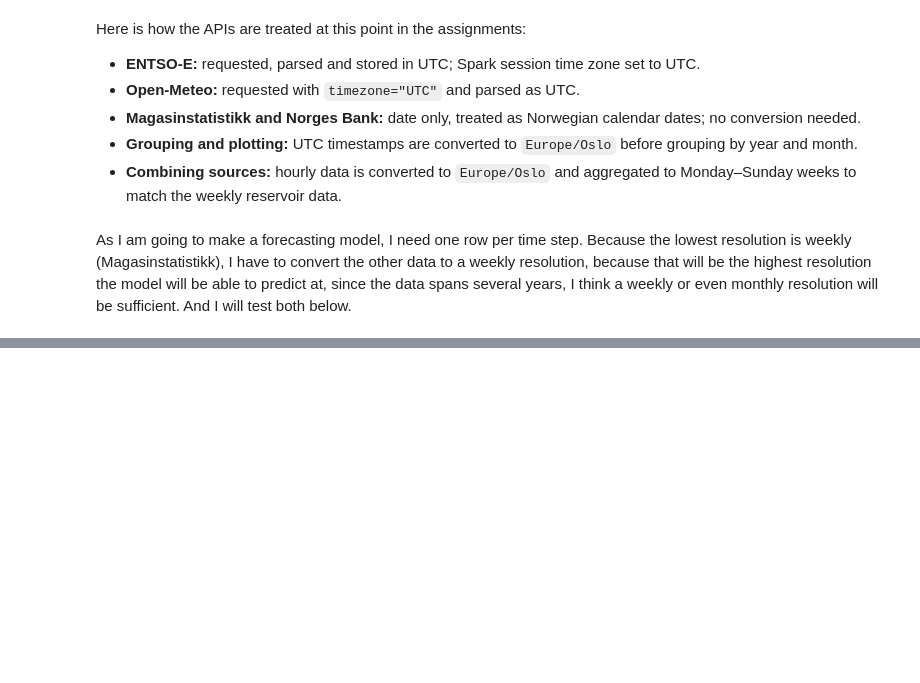
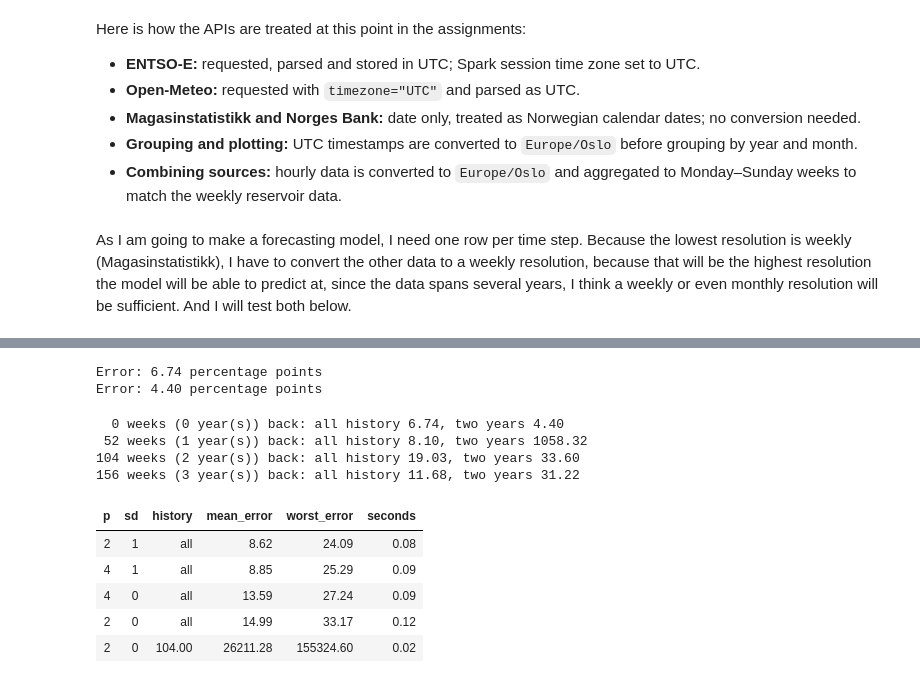
Before and after one commit to MagnusFrantsen/IND320-MagnusFrantsen, a Jupyter notebook: Notebooks/Assignment 4.ipynb, the cells around one changed output, grey strips where cells are left out. Cells and saved outputs as stored; diff of their text form; code cells hidden in the pictures; blank space fills up the shorter version.

```diff
--- a/Notebooks/Assignment 4.ipynb
+++ b/Notebooks/Assignment 4.ipynb
@@ -129,0 +337,65 @@ As I am going to make a forecasting model, I need one row per time step. Because
+# %%
+# Same settings, different amounts of history (in weeks)
+forecast_1, error_1 = forecast_filling(filling, history=None)  # all available weeks
+print(f"Error: {error_1:.2f} percentage points")
+
+forecast_2, error_2 = forecast_filling(filling, history=104)
+print(f"Error: {error_2:.2f} percentage points")  # last 2 years only
+# %% [output]
+Error: 6.74 percentage points
+Error: 4.40 percentage points
+# %%
+# Testing both history settings on four different half-years
+for offset in [0, 52, 104, 156]:
+    _, err_all = forecast_filling(filling, history=None, offset=offset)
+    _, err_2y = forecast_filling(filling, history=104, offset=offset)
+    print(f"{offset:>3} weeks ({offset/52:.0f} year(s)) back: all history {err_all:.2f}, two years {err_2y:.2f}")
+# %% [output]
+  0 weeks (0 year(s)) back: all history 6.74, two years 4.40
+ 52 weeks (1 year(s)) back: all history 8.10, two years 1058.32
+104 weeks (2 year(s)) back: all history 19.03, two years 33.60
+156 weeks (3 year(s)) back: all history 11.68, two years 31.22
+# %%
+import time
+
+def test_settings(series, settings, offsets=(0, 52, 104, 156)):
+    """Test several settings on several periods and return one row per setting.
+
+    series: weekly filling, as given to forecast_filling
+    settings: list of dictionaries, each holding inputs for forecast_filling
+    offsets: how many weeks to step back for each test period
+    Returns a table sorted with the lowest average error first.
+    """
+    rows = []
+    for setting in settings:
+        start = time.perf_counter()
+
+        # One error per test period for this setting
+        errors = [forecast_filling(series, offset=o, **setting)[1] for o in offsets]
+
+        # Storing the setting together with its average error, worst error and run time
+        rows.append({**setting,
+                     "mean_error": sum(errors) / len(errors),
+                     "worst_error": max(errors),
+                     "seconds": time.perf_counter() - start})
+
+    return pd.DataFrame(rows).sort_values("mean_error").round(2)
+# %%
+# Each dictionary is one setting to test. Use the same keys in every one
+settings = [
+    {"p": 2, "sd": 0, "history": None},
+    {"p": 2, "sd": 0, "history": 104},
+    {"p": 2, "sd": 1, "history": None},
+    {"p": 4, "sd": 0, "history": None},
+    {"p": 4, "sd": 1, "history": None},
+]
+
+results = test_settings(filling, settings, offsets=(0, 26, 52, 78, 104, 130))
+results.style.hide(axis="index").format(precision=2, na_rep="all")
+# %% [output]
+| p | sd | history | mean_error | worst_error | seconds |
+| 2 | 1 | all | 8.62 | 24.09 | 0.08 |
+| 4 | 1 | all | 8.85 | 25.29 | 0.09 |
+| 4 | 0 | all | 13.59 | 27.24 | 0.09 |
+| 2 | 0 | all | 14.99 | 33.17 | 0.12 |
+| 2 | 0 | 104.00 | 26211.28 | 155324.60 | 0.02 |
```
Also changed, not shown: parts of 20 cells of this notebook, 1 other file.
